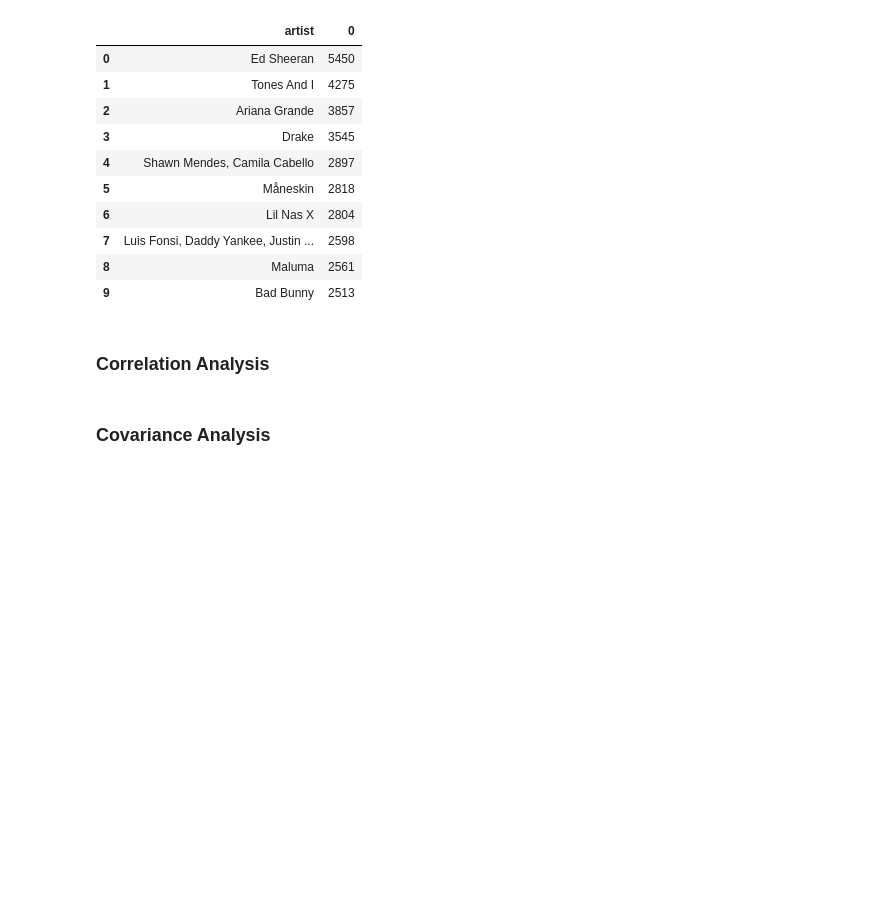
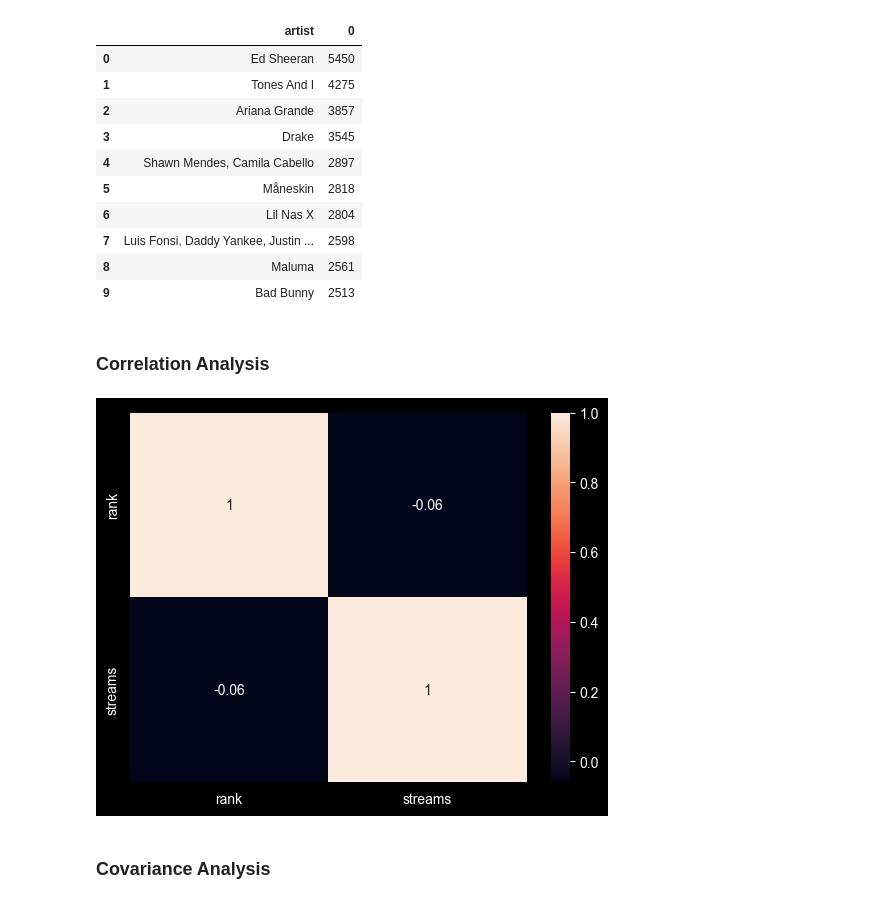
Before and after one commit to NastyaGolovina/Music_Recommendations_Dashboard, a Jupyter notebook: main_notebook.ipynb, the cells around one changed output. Cells and saved outputs as stored; diff of their text form; code cells hidden in the pictures; blank space fills up the shorter version.

Commit message:
corr

```diff
--- a/main_notebook.ipynb
+++ b/main_notebook.ipynb
@@ -146,8 +146,10 @@ music[music['rank'] == 1].groupby('artist').size().sort_values(ascending=False).
 # %% [markdown]
 ### Correlation Analysis
 # %%
-# sns.heatmap(music.corr(numeric_only=True), annot=True)
-# plt.show()
+sns.heatmap(music.corr(numeric_only=True), annot=True)
+plt.show()
+# %% [output]
+[figure, added]
 # %%
 # pd.crosstab(music['region'], music['artist'], normalize='index')
 # %% [markdown]
```
